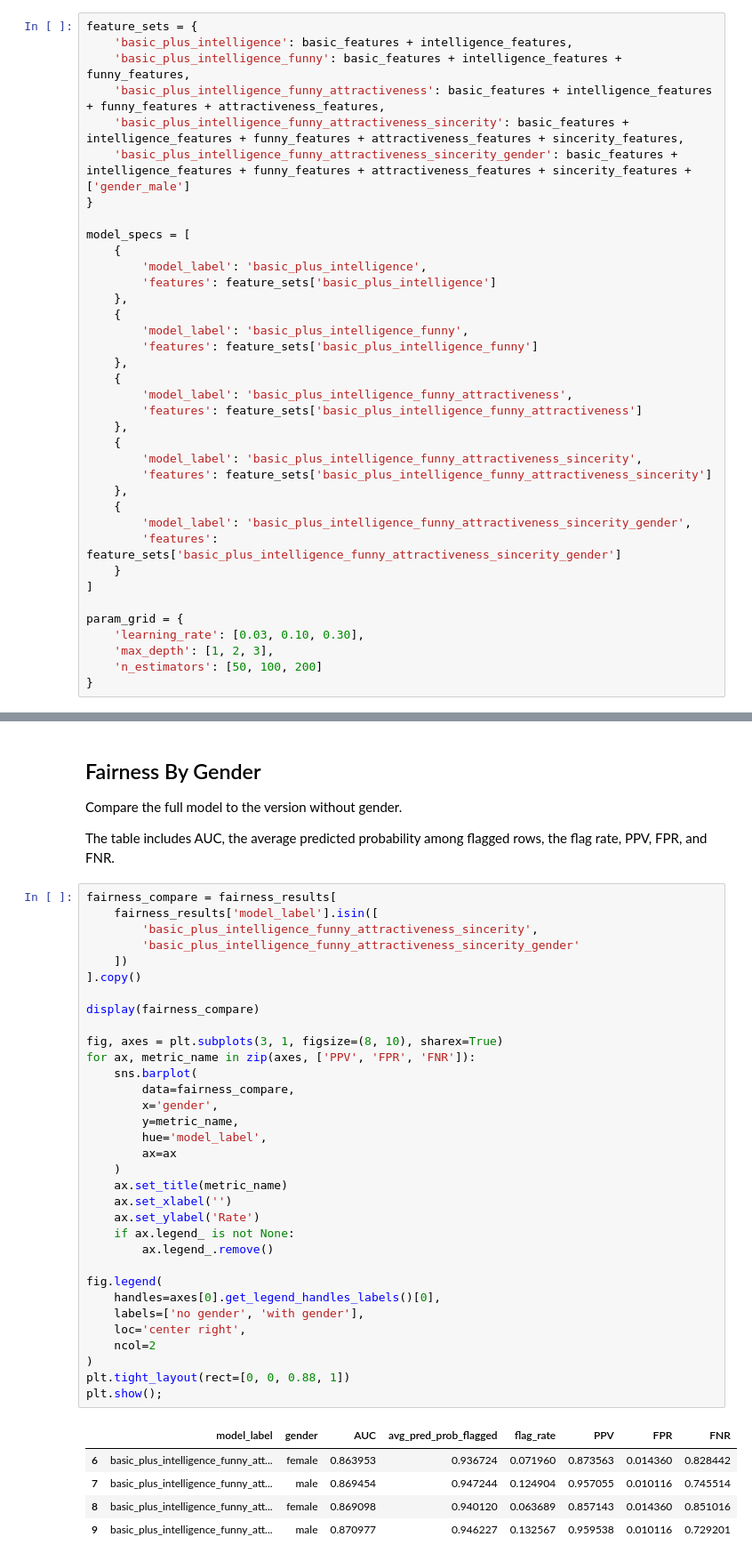
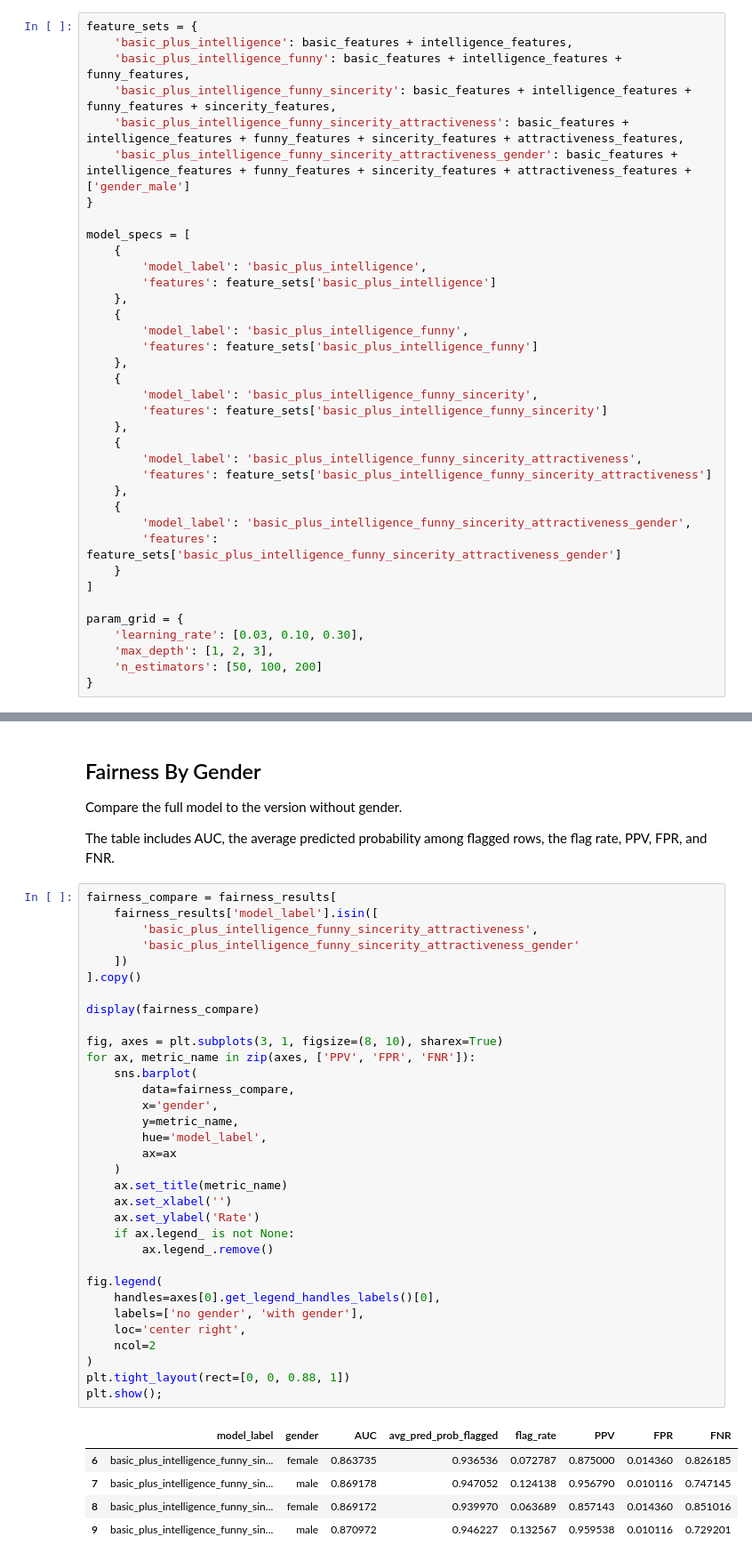
Before and after one commit to zjelveh/zjelveh.github.io, a Jupyter notebook: files/inst414_spring2026/labs/Lab_11.ipynb, the cells around one changed output, grey strips where cells are left out. Shown at 89% size. Drawn from its saved outputs; the diff is of its cells as text.

```diff
--- a/files/inst414_spring2026/labs/Lab_11.ipynb
+++ b/files/inst414_spring2026/labs/Lab_11.ipynb
@@ -252,9 +252,9 @@ This pattern is useful because model fitting, prediction, and evaluation all nee
 feature_sets = {
     'basic_plus_intelligence': basic_features + intelligence_features,
     'basic_plus_intelligence_funny': basic_features + intelligence_features + funny_features,
-    'basic_plus_intelligence_funny_attractiveness': basic_features + intelligence_features + funny_features + attractiveness_features,
-    'basic_plus_intelligence_funny_attractiveness_sincerity': basic_features + intelligence_features + funny_features + attractiveness_features + sincerity_features,
-    'basic_plus_intelligence_funny_attractiveness_sincerity_gender': basic_features + intelligence_features + funny_features + attractiveness_features + sincerity_features + ['gender_male']
+    'basic_plus_intelligence_funny_sincerity': basic_features + intelligence_features + funny_features + sincerity_features,
+    'basic_plus_intelligence_funny_sincerity_attractiveness': basic_features + intelligence_features + funny_features + sincerity_features + attractiveness_features,
+    'basic_plus_intelligence_funny_sincerity_attractiveness_gender': basic_features + intelligence_features + funny_features + sincerity_features + attractiveness_features + ['gender_male']
 }
 
 model_specs = [
@@ -267,16 +267,16 @@ model_specs = [
         'features': feature_sets['basic_plus_intelligence_funny']
     },
     {
-        'model_label': 'basic_plus_intelligence_funny_attractiveness',
-        'features': feature_sets['basic_plus_intelligence_funny_attractiveness']
+        'model_label': 'basic_plus_intelligence_funny_sincerity',
+        'features': feature_sets['basic_plus_intelligence_funny_sincerity']
     },
     {
-        'model_label': 'basic_plus_intelligence_funny_attractiveness_sincerity',
-        'features': feature_sets['basic_plus_intelligence_funny_attractiveness_sincerity']
+        'model_label': 'basic_plus_intelligence_funny_sincerity_attractiveness',
+        'features': feature_sets['basic_plus_intelligence_funny_sincerity_attractiveness']
     },
     {
-        'model_label': 'basic_plus_intelligence_funny_attractiveness_sincerity_gender',
-        'features': feature_sets['basic_plus_intelligence_funny_attractiveness_sincerity_gender']
+        'model_label': 'basic_plus_intelligence_funny_sincerity_attractiveness_gender',
+        'features': feature_sets['basic_plus_intelligence_funny_sincerity_attractiveness_gender']
     }
 ]
 
@@ -758,40 +758,40 @@ The table includes AUC, the average predicted probability among flagged rows, th
 # %%
 fairness_compare = fairness_results[
     fairness_results['model_label'].isin([
-        'basic_plus_intelligence_funny_attractiveness_sincerity',
-        'basic_plus_intelligence_funny_attractiveness_sincerity_gender'
+        'basic_plus_intelligence_funny_sincerity_attractiveness',
+        'basic_plus_intelligence_funny_sincerity_attractiveness_gender'
     ])
 ].copy()
 
 display(fairness_compare)
 
 fig, axes = plt.subplots(3, 1, figsize=(8, 10), sharex=True)
 for ax, metric_name in zip(axes, ['PPV', 'FPR', 'FNR']):
     sns.barplot(
         data=fairness_compare,
         x='gender',
         y=metric_name,
         hue='model_label',
         ax=ax
     )
     ax.set_title(metric_name)
     ax.set_xlabel('')
     ax.set_ylabel('Rate')
     if ax.legend_ is not None:
         ax.legend_.remove()
 
 fig.legend(
     handles=axes[0].get_legend_handles_labels()[0],
     labels=['no gender', 'with gender'],
     loc='center right',
     ncol=2
 )
 plt.tight_layout(rect=[0, 0, 0.88, 1])
 plt.show();
 # %% [output]
 |  | model_label | gender | AUC | avg_pred_prob_flagged | flag_rate | PPV | FPR | FNR |
-| 6 | basic_plus_intelligence_funny_att... | female | 0.863953 | 0.936724 | 0.071960 | 0.873563 | 0.014360 | 0.828442 |
-| 7 | basic_plus_intelligence_funny_att... | male | 0.869454 | 0.947244 | 0.124904 | 0.957055 | 0.010116 | 0.745514 |
-| 8 | basic_plus_intelligence_funny_att... | female | 0.869098 | 0.940120 | 0.063689 | 0.857143 | 0.014360 | 0.851016 |
-| 9 | basic_plus_intelligence_funny_att... | male | 0.870977 | 0.946227 | 0.132567 | 0.959538 | 0.010116 | 0.729201 |
+| 6 | basic_plus_intelligence_funny_sin... | female | 0.863735 | 0.936536 | 0.072787 | 0.875000 | 0.014360 | 0.826185 |
+| 7 | basic_plus_intelligence_funny_sin... | male | 0.869178 | 0.947052 | 0.124138 | 0.956790 | 0.010116 | 0.747145 |
+| 8 | basic_plus_intelligence_funny_sin... | female | 0.869172 | 0.939970 | 0.063689 | 0.857143 | 0.014360 | 0.851016 |
+| 9 | basic_plus_intelligence_funny_sin... | male | 0.870972 | 0.946227 | 0.132567 | 0.959538 | 0.010116 | 0.729201 |
 [figure]
```
Also changed, not shown: parts of 10 cells of this notebook.
